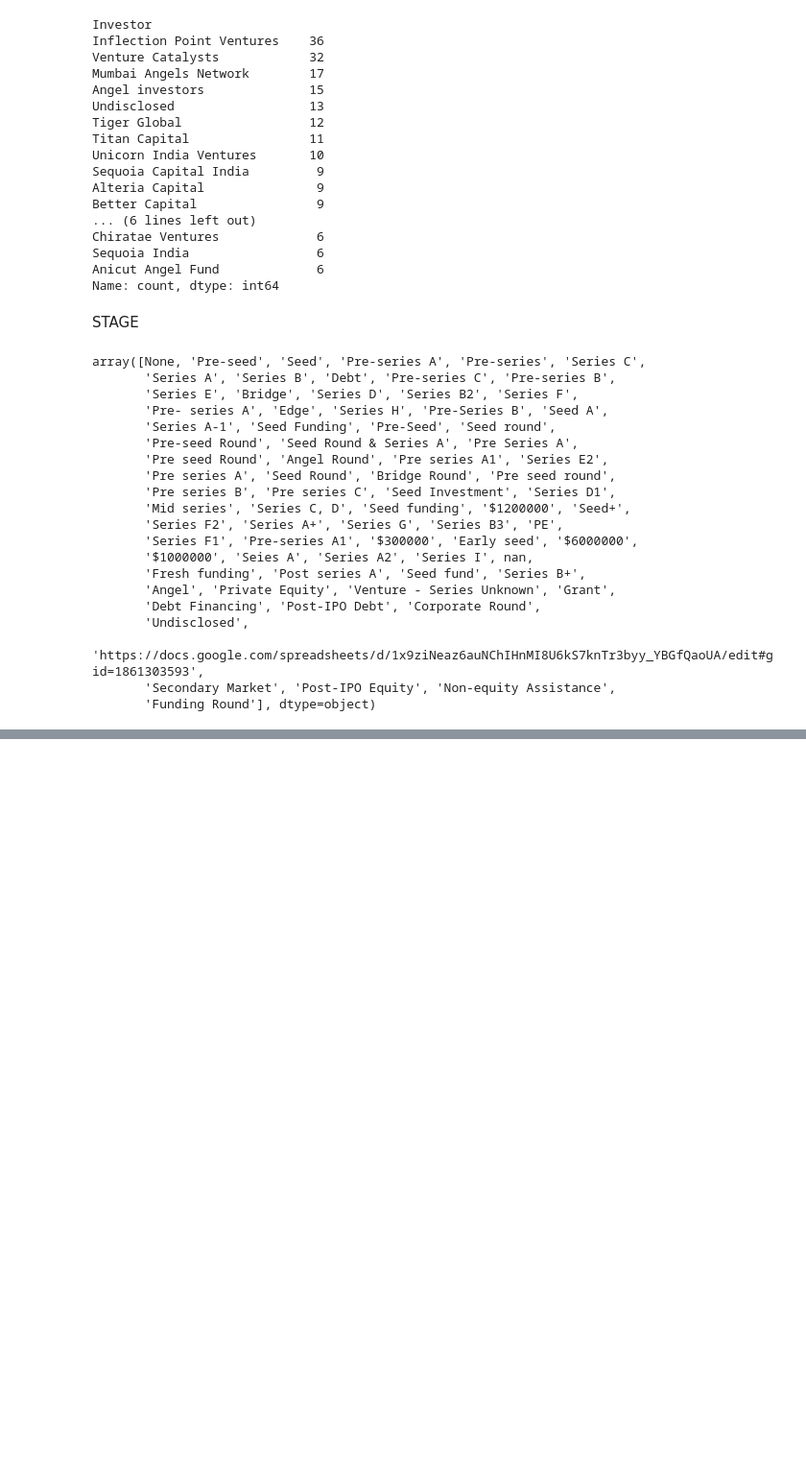
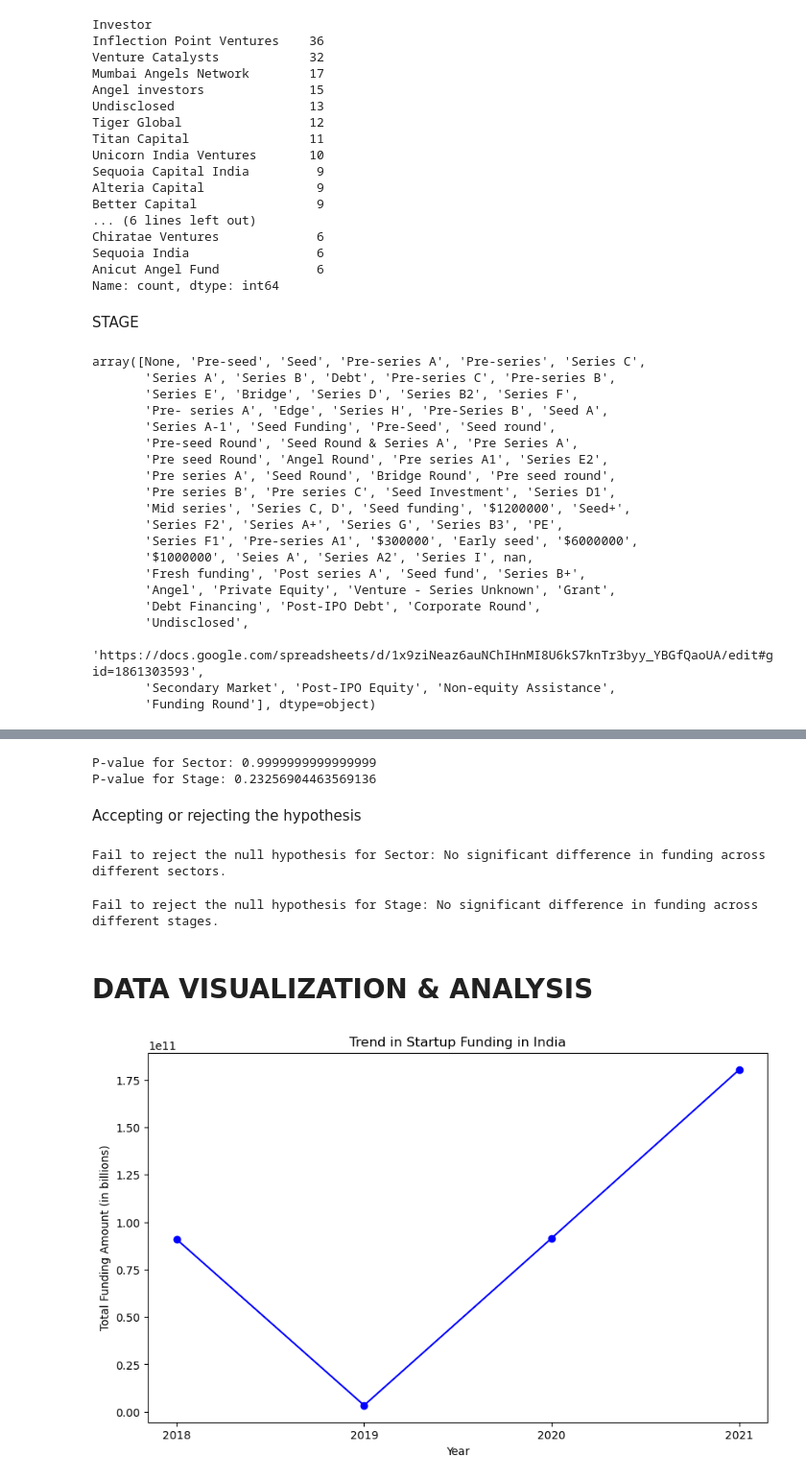
Before and after one commit to EfyaDufie2020/Indian-Start-Up-Ecosystem, a Jupyter notebook: Notebooks/indian start-up.ipynb, the cells around one changed output, grey strips where cells are left out. Shown: that part at 96% size. Cells and saved outputs as stored; diff of their text form; code cells hidden in the pictures; blank space fills up the shorter version.

Commit message:
Data visualization & Analysis

```diff
--- a/Notebooks/indian start-up.ipynb
+++ b/Notebooks/indian start-up.ipynb
@@ -1184,0 +1284,50 @@ duplicate_rows
+# %%
+print(f"P-value for Sector: {p_value_sector}")
+print(f"P-value for Stage: {p_value_stage}")
+# %% [output]
+P-value for Sector: 0.9999999999999999
+P-value for Stage: 0.23256904463569136
+# %% [markdown]
+Accepting or rejecting the hypothesis
+# %%
+if p_value_sector < 0.05:
+    print("Reject the null hypothesis for Sector: There is a significant difference in funding across different sectors.")
+else:
+    print("Fail to reject the null hypothesis for Sector: No significant difference in funding across different sectors.")
+# %% [output]
+Fail to reject the null hypothesis for Sector: No significant difference in funding across different sectors.
+# %%
+if p_value_stage < 0.05:
+    print("Reject the null hypothesis for Stage: There is a significant difference in funding across different stages.")
+else:
+    print("Fail to reject the null hypothesis for Stage: No significant difference in funding across different stages.")
+# %% [output]
+Fail to reject the null hypothesis for Stage: No significant difference in funding across different stages.
+# %% [markdown]
+# DATA VISUALIZATION & ANALYSIS
+# %%
+# Plotting a line graph to show the startup funding trends in India across the years (2018-2021)
+# Filter the df_combined to include only the desired years
+
+desired_years = [2018, 2019, 2020, 2021]
+filtered_df = df_combined[df_combined['Year'].isin(desired_years)]
+
+# Group the filtered data by year and calculate the total funding amount for each year
+funding_by_year = filtered_df.groupby('Year')['Amount'].sum()
+
+# Create a line plot
+plt.figure(figsize=(10, 6))
+plt.plot(funding_by_year.index, funding_by_year.values, marker='o', color='blue')
+
+# Set the labels and title
+plt.xlabel('Year')
+plt.ylabel('Total Funding Amount (in billions)')
+plt.title('Trend in Startup Funding in India')
+
+# Set the x-axis ticks to only display the desired years
+plt.xticks(funding_by_year.index)
+
+# Display the plot
+plt.show()
+# %% [output]
+[figure, added]
```
Also changed, not shown: parts of 59 cells of this notebook, 1 other file.
